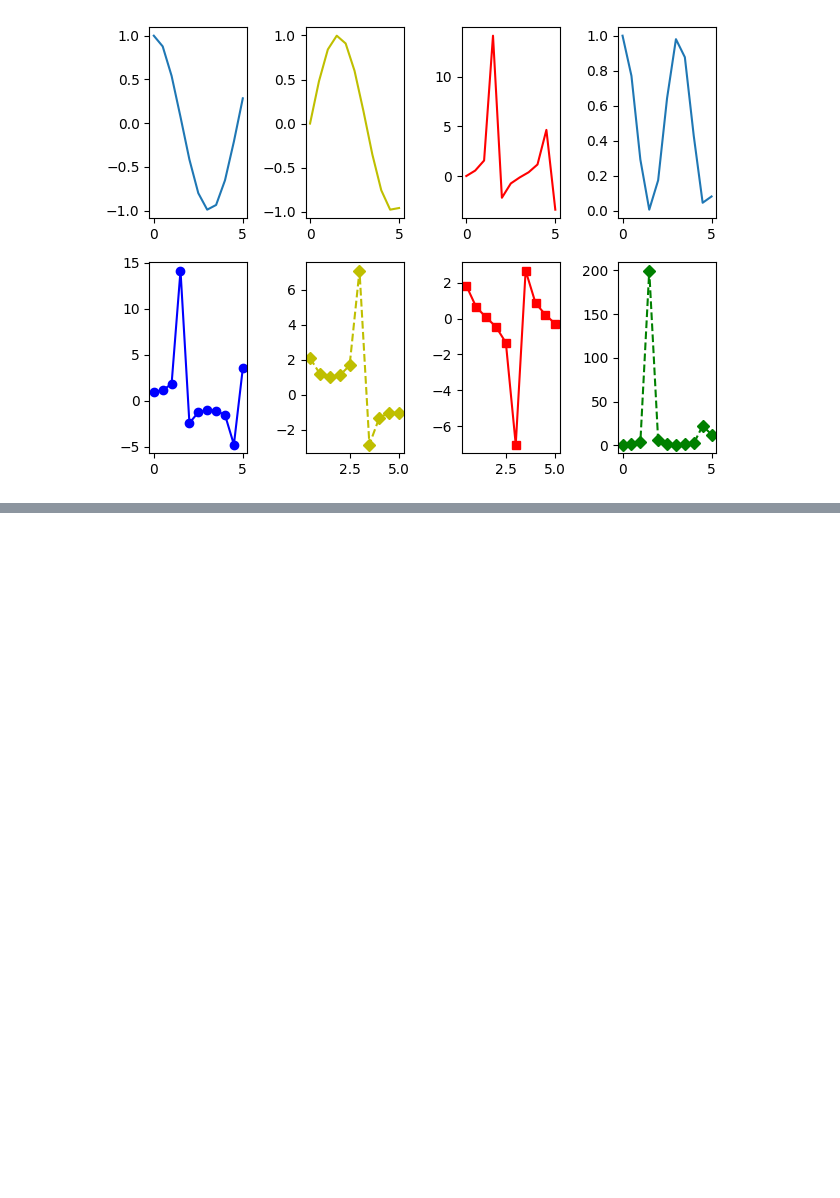
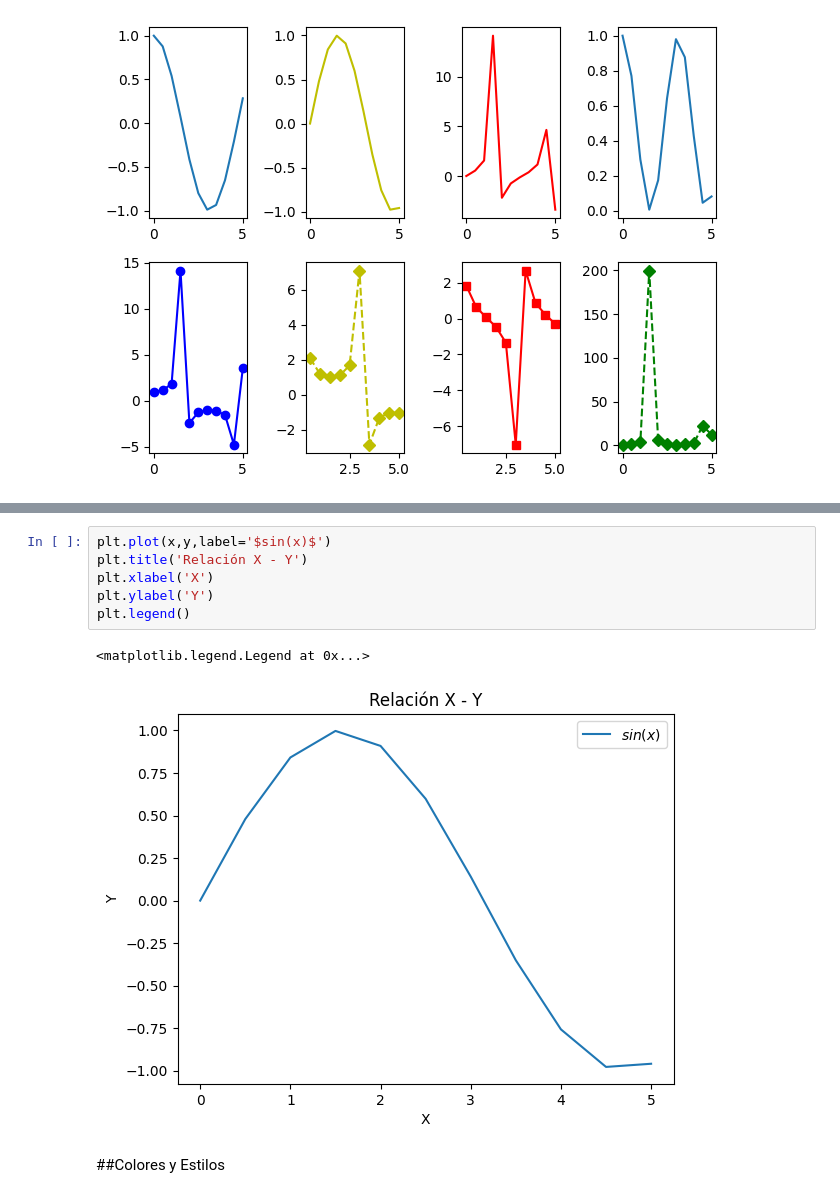
Before and after one commit to Mvinachi/Hyperblog, a Jupyter notebook: Pyplot.ipynb, the cells around one changed output, grey strips where cells are left out. Saved outputs shown, nothing was run; the diff lists cells and outputs as text; blank space fills up the shorter version.

```diff
--- a/Pyplot.ipynb
+++ b/Pyplot.ipynb
@@ -145,0 +171,11 @@ fig.tight_layout()
+# %%
+plt.plot(x,y,label='$sin(x)$')
+plt.title('Relación X - Y')
+plt.xlabel('X')
+plt.ylabel('Y')
+plt.legend()
+# %% [output]
+<matplotlib.legend.Legend at 0x...>
+[figure, added]
+# %% [markdown]
+##Colores y Estilos
```
Also changed, not shown: parts of 10 cells of this notebook.
